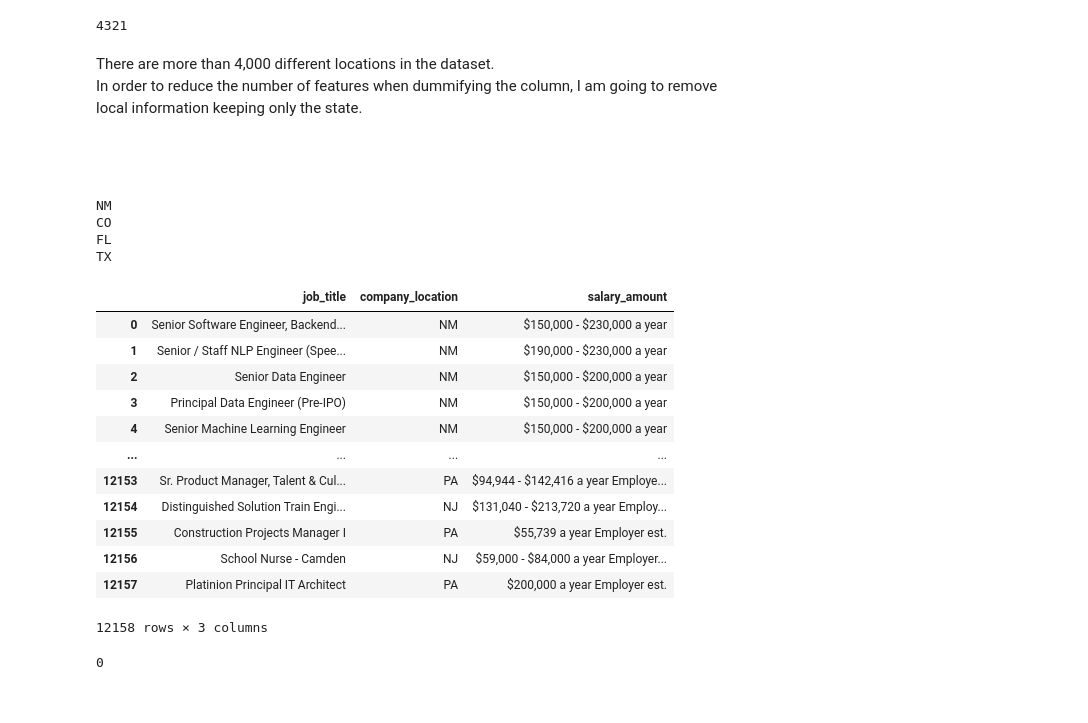
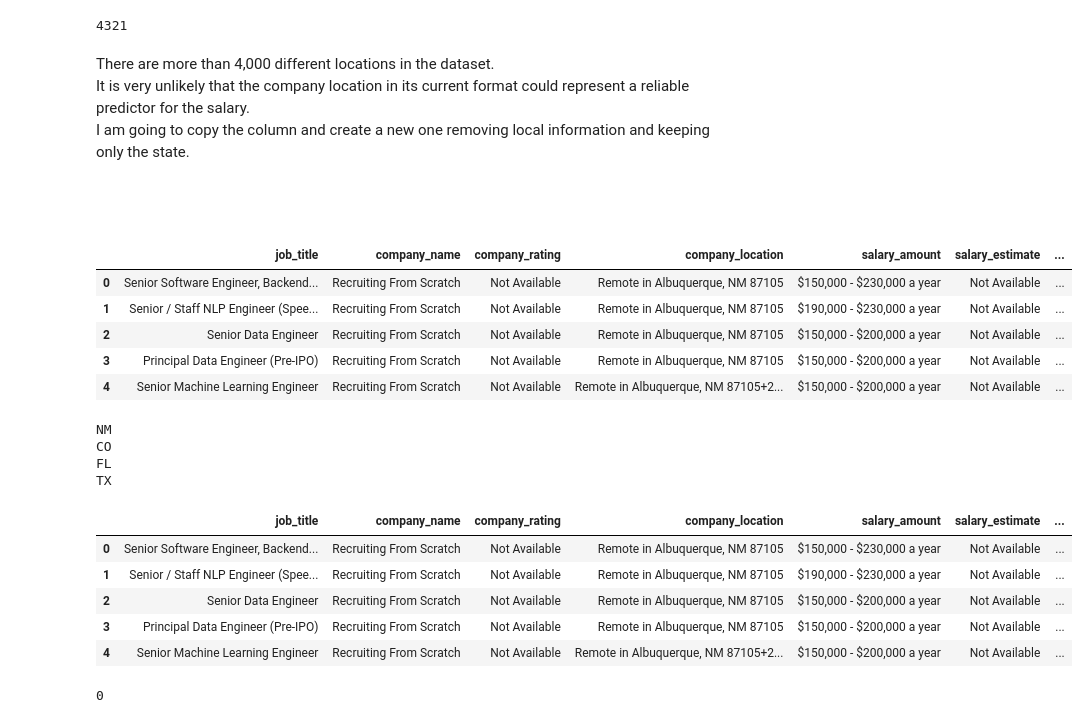
Before and after one commit to fedfioravanti/Web-Scraping-and-Salary-Prediction, a Jupyter notebook: GA_project_04.ipynb, the cells around one changed output. Saved outputs shown, nothing was run; the diff lists cells and outputs as text; code cells hidden in the pictures.

```diff
--- a/GA_project_04.ipynb
+++ b/GA_project_04.ipynb
@@ -977,7 +981,5 @@ It seems very unlikely that the company name could be a reliable predictor for t
 
 <br/><br/>
-# %%
-us_fin.drop(columns='company_name', inplace=True)
 # %%
 list(us_fin.company_location.unique())
 # %% [output]
@@ -1004,9 +1006,21 @@ len(list(us_fin.company_location.unique()))
 4321
 # %% [markdown]
 There are more than 4,000 different locations in the dataset.
-In order to reduce the number of features when dummifying the column, I am going to remove local information keeping only the state.
+It is very unlikely that the company location in its current format could represent a reliable predictor for the salary.
+I am going to copy the column and create a new one removing local information and keeping only the state.
 
 <br/><br/>
+# %%
+us_fin['company_state'] = us_fin['company_location']
+# %%
+us_fin.head()
+# %% [output]
+|  | job_title | company_name | company_rating | company_location | salary_amount | salary_estimate | ... |
+| 0 | Senior Software Engineer, Backend... | Recruiting From Scratch | Not Available | Remote in Albuquerque, NM 87105 | $150,000 - $230,000 a year | Not Available | ... |
+| 1 | Senior / Staff NLP Engineer (Spee... | Recruiting From Scratch | Not Available | Remote in Albuquerque, NM 87105 | $190,000 - $230,000 a year | Not Available | ... |
+| 2 | Senior Data Engineer | Recruiting From Scratch | Not Available | Remote in Albuquerque, NM 87105 | $150,000 - $200,000 a year | Not Available | ... |
+| 3 | Principal Data Engineer (Pre-IPO) | Recruiting From Scratch | Not Available | Remote in Albuquerque, NM 87105 | $150,000 - $200,000 a year | Not Available | ... |
+| 4 | Senior Machine Learning Engineer | Recruiting From Scratch | Not Available | Remote in Albuquerque, NM 87105+2... | $150,000 - $200,000 a year | Not Available | ... |
 # %%
 def clean_location(location):
     location = re.findall(r'[A-Z]{2}', location)
@@ -1026,21 +1040,14 @@ FL
 TX
 # %%
 # Applying the function to the location column
-us_fin['company_location'] = us_fin['company_location'].map(clean_location)
+us_fin['company_state'] = us_fin['company_state'].map(clean_location)
 # %%
-us_fin
+us_fin.head()
 # %% [output]
-|  | job_title | company_location | salary_amount |
-| 0 | Senior Software Engineer, Backend... | NM | $150,000 - $230,000 a year |
-| 1 | Senior / Staff NLP Engineer (Spee... | NM | $190,000 - $230,000 a year |
-| 2 | Senior Data Engineer | NM | $150,000 - $200,000 a year |
-| 3 | Principal Data Engineer (Pre-IPO) | NM | $150,000 - $200,000 a year |
-| 4 | Senior Machine Learning Engineer | NM | $150,000 - $200,000 a year |
-| ... | ... | ... | ... |
-| 12153 | Sr. Product Manager, Talent & Cul... | PA | $94,944 - $142,416 a year Employe... |
-| 12154 | Distinguished Solution Train Engi... | NJ | $131,040 - $213,720 a year Employ... |
-| 12155 | Construction Projects Manager I | PA | $55,739 a year Employer est. |
-| 12156 | School Nurse - Camden | NJ | $59,000 - $84,000 a year Employer... |
-| 12157 | Platinion Principal IT Architect | PA | $200,000 a year Employer est. |
+|  | job_title | company_name | company_rating | company_location | salary_amount | salary_estimate | ... |
+| 0 | Senior Software Engineer, Backend... | Recruiting From Scratch | Not Available | Remote in Albuquerque, NM 87105 | $150,000 - $230,000 a year | Not Available | ... |
+| 1 | Senior / Staff NLP Engineer (Spee... | Recruiting From Scratch | Not Available | Remote in Albuquerque, NM 87105 | $190,000 - $230,000 a year | Not Available | ... |
+| 2 | Senior Data Engineer | Recruiting From Scratch | Not Available | Remote in Albuquerque, NM 87105 | $150,000 - $200,000 a year | Not Available | ... |
+| 3 | Principal Data Engineer (Pre-IPO) | Recruiting From Scratch | Not Available | Remote in Albuquerque, NM 87105 | $150,000 - $200,000 a year | Not Available | ... |
+| 4 | Senior Machine Learning Engineer | Recruiting From Scratch | Not Available | Remote in Albuquerque, NM 87105+2... | $150,000 - $200,000 a year | Not Available | ... |
-12158 rows × 3 columns
 # %%
```
Also changed, not shown: parts of 18 cells of this notebook.
